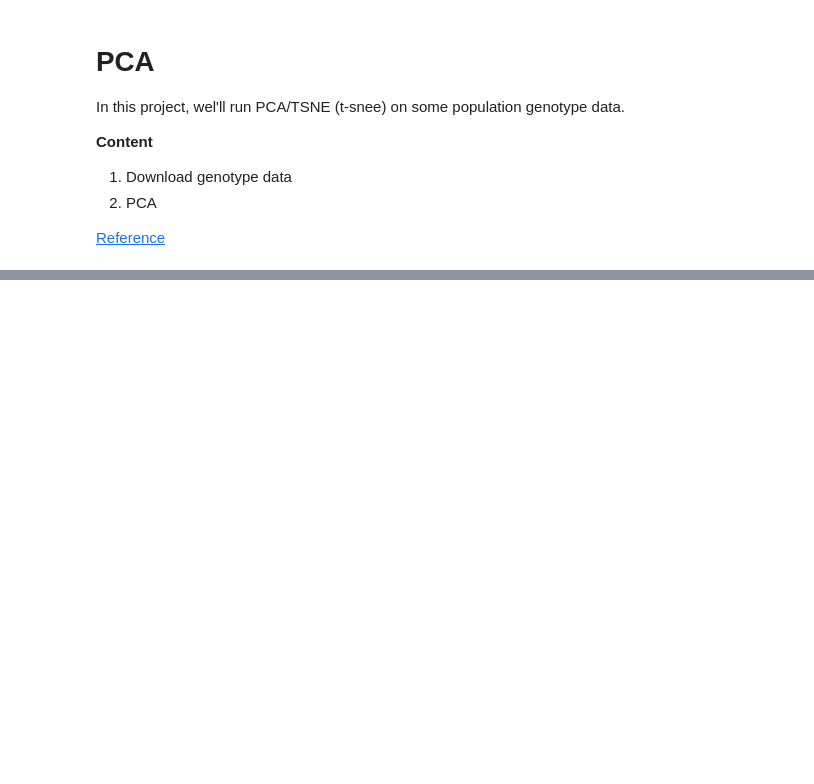
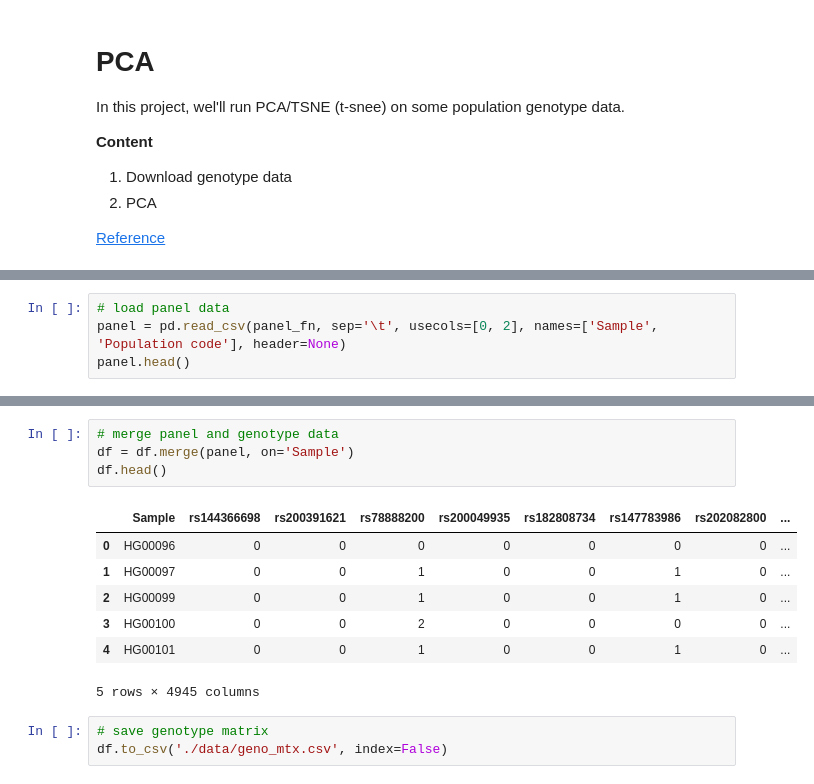
Before and after one commit to jerrylee9310/Genomics101, a Jupyter notebook: 3.PCA.ipynb, the cells around one changed output, grey strips where cells are left out. Saved outputs shown, nothing was run; the diff lists cells and outputs as text; blank space fills up the shorter version.

```diff
--- a/3.PCA.ipynb
+++ b/3.PCA.ipynb
@@ -10,0 +90,4 @@ In this project, wel'll run PCA/TSNE (t-snee) on some population genotype data.
+# %%
+# load panel data
+panel = pd.read_csv(panel_fn, sep='\t', usecols=[0, 2], names=['Sample', 'Population code'], header=None)
+panel.head()
@@ -10,0 +101,15 @@ In this project, wel'll run PCA/TSNE (t-snee) on some population genotype data.
+# %%
+# merge panel and genotype data
+df = df.merge(panel, on='Sample')
+df.head()
+# %% [output]
+|  | Sample | rs144366698 | rs200391621 | rs78888200 | rs200049935 | rs182808734 | rs147783986 | rs202082800 | ... |
+| 0 | HG00096 | 0 | 0 | 0 | 0 | 0 | 0 | 0 | ... |
+| 1 | HG00097 | 0 | 0 | 1 | 0 | 0 | 1 | 0 | ... |
+| 2 | HG00099 | 0 | 0 | 1 | 0 | 0 | 1 | 0 | ... |
+| 3 | HG00100 | 0 | 0 | 2 | 0 | 0 | 0 | 0 | ... |
+| 4 | HG00101 | 0 | 0 | 1 | 0 | 0 | 1 | 0 | ... |
+5 rows × 4945 columns
+# %%
+# save genotype matrix
+df.to_csv('./data/geno_mtx.csv', index=False)
```
Also changed, not shown: parts of 18 cells of this notebook, 3 other files.
